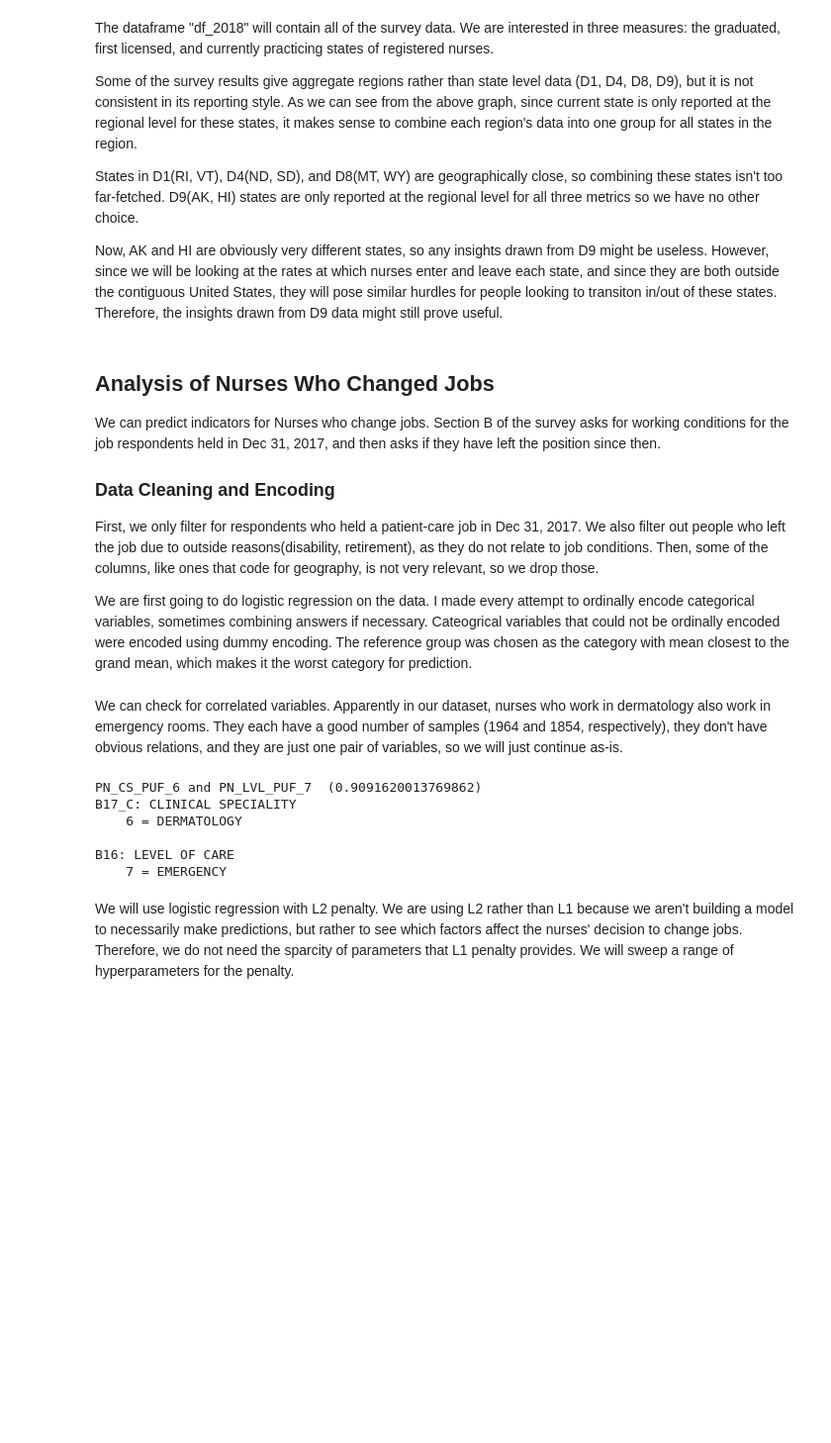
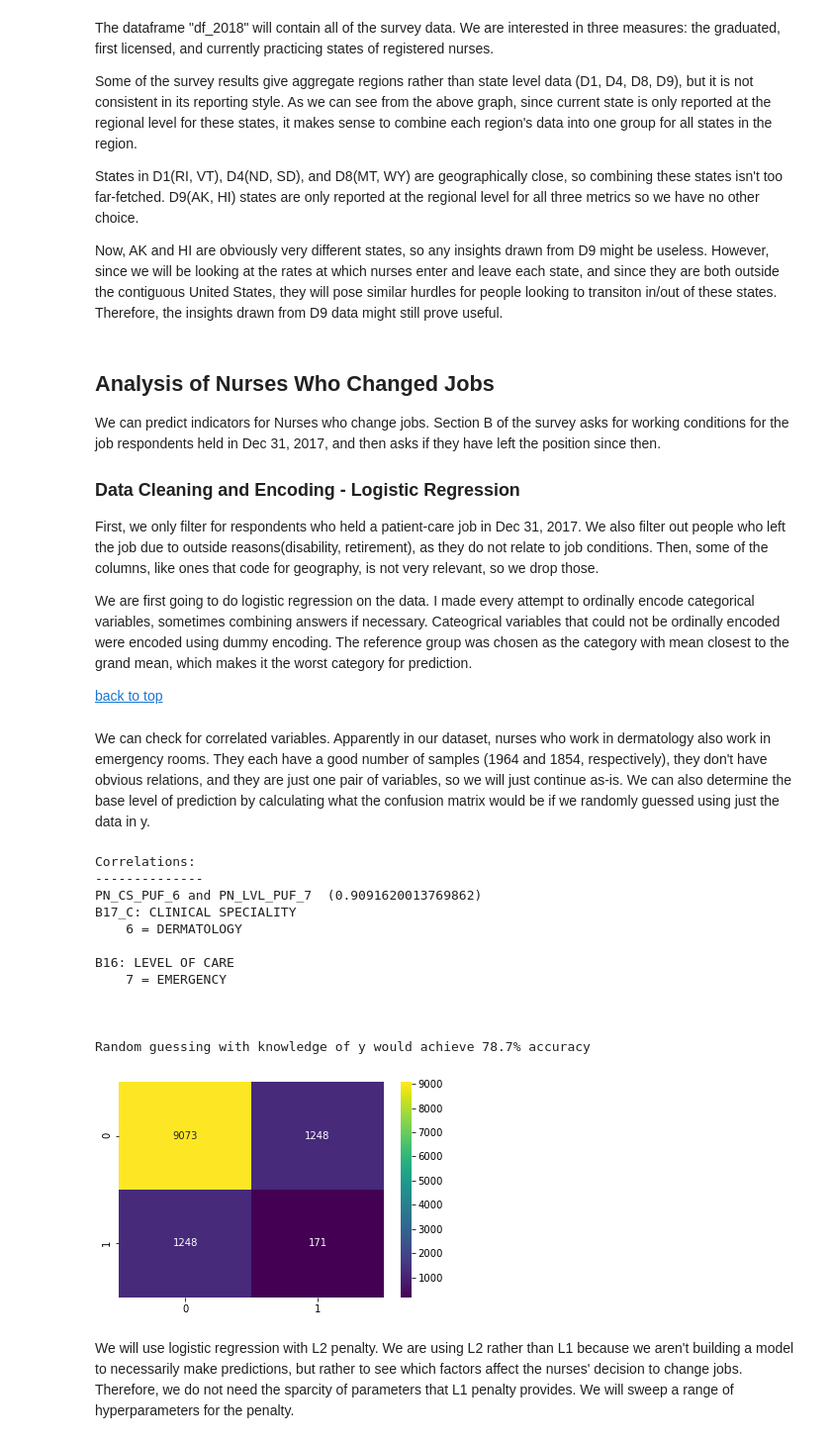
Before and after one commit to tk0802kim/Analysis-of-Nursing-Data, a Jupyter notebook: nursing_analysis.ipynb, the cells around one changed output. Shown at 99% size. Cells and saved outputs as stored; diff of their text form; code cells hidden in the pictures; blank space fills up the shorter version.

```diff
--- a/nursing_analysis.ipynb
+++ b/nursing_analysis.ipynb
@@ -122,15 +126,20 @@ for key in region.keys():
         for vn in varnames:
             df_2018.loc[df_2018[vn]==st,vn]=key
 # %% [markdown]
+
 ## Analysis of Nurses Who Changed Jobs
 
 We can predict indicators for Nurses who change jobs. Section B of the survey asks for working conditions for the job respondents held in Dec 31, 2017, and then asks if they have left the position since then.
 
-### Data Cleaning and Encoding
+
+<a id='logistic_start'></a>
+### Data Cleaning and Encoding - Logistic Regression
 
 First, we only filter for respondents who held a patient-care job in Dec 31, 2017. We also filter out people who left the job due to outside reasons(disability, retirement), as they do not relate to job conditions. Then, some of the columns, like ones that code for geography, is not very relevant, so we drop those.
 
 We are first going to do logistic regression on the data. I made every attempt to ordinally encode categorical variables, sometimes combining answers if necessary. Cateogrical variables that could not be ordinally encoded were encoded using dummy encoding. The reference group was chosen as the category with mean closest to the grand mean, which makes it the worst category for prediction.
+
+[back to top](#top_summary)
 # %%
 survey_key = pd.read_excel('survey_key.xls').replace(np.nan, '') #this is the excel sheet on which I did some classfying
 df_learn = copy.deepcopy(df_2018).loc[(df_2018['PN_EMPLYD']==1)&(df_2018['PN_NEWEMP']==1)&
@@ -277,25 +289,48 @@ def explain(name):
     except:
         print('Does not exist')
 # %% [markdown]
-We can check for correlated variables. Apparently in our dataset, nurses who work in dermatology also work in emergency rooms. They each have a good number of samples (1964 and 1854, respectively), they don't have obvious relations, and they are just one pair of variables, so we will just continue as-is.
+We can check for correlated variables. Apparently in our dataset, nurses who work in dermatology also work in emergency rooms. They each have a good number of samples (1964 and 1854, respectively), they don't have obvious relations, and they are just one pair of variables, so we will just continue as-is. We can also determine the base level of prediction by calculating what the confusion matrix would be if we randomly guessed using just the data in y.
 # %%
 cor = x.corr()
+
+print('Correlations:')
+print('--------------')
 
 for i in range(cor.shape[0]):
     for j in range(cor.shape[0]):
         if (i>j)&(abs(cor.iloc[i,j])>0.9):
             print('{} and {}  ({})'.format(cor.index[i],cor.index[j],abs(cor.iloc[i,j])))
             explain(cor.index[i])
             print(' ')
             explain(cor.index[j])
             print(' ')
+
+
+print(' ')
+print(' ')
+print('Random guessing with knowledge of y would achieve {:.1f}% accuracy'.format(100*(y_stay**2/y_tot+y_leave**2/y_tot)/y_tot))
+y_tot=y.shape[0]
+y_leave = sum(y)
+y_stay = y_tot-y_leave
+
+h0_conf = [[int(y_stay**2/y_tot), int(y_stay*y_leave/y_tot)],
+         [int(y_stay*y_leave/y_tot), int(y_leave**2/y_tot)]]
+sns.heatmap(h0_conf,annot=True,cmap='viridis',fmt=".0f")
+plt.show()
 # %% [output]
+Correlations:
+--------------
 PN_CS_PUF_6 and PN_LVL_PUF_7  (0.9091620013769862)
 B17_C: CLINICAL SPECIALITY
     6 = DERMATOLOGY
 
 B16: LEVEL OF CARE
     7 = EMERGENCY
+
+
+
+Random guessing with knowledge of y would achieve 78.7% accuracy
+[figure, added]
 # %% [markdown]
 We will use logistic regression with L2 penalty. We are using L2 rather than L1 because we aren't building a model to necessarily make predictions, but rather to see which factors affect the nurses' decision to change jobs. Therefore, we do not need the sparcity of parameters that L1 penalty provides. We will sweep a range of hyperparameters for the penalty.
 # %%
```
Also changed, not shown: parts of 10 cells of this notebook.
